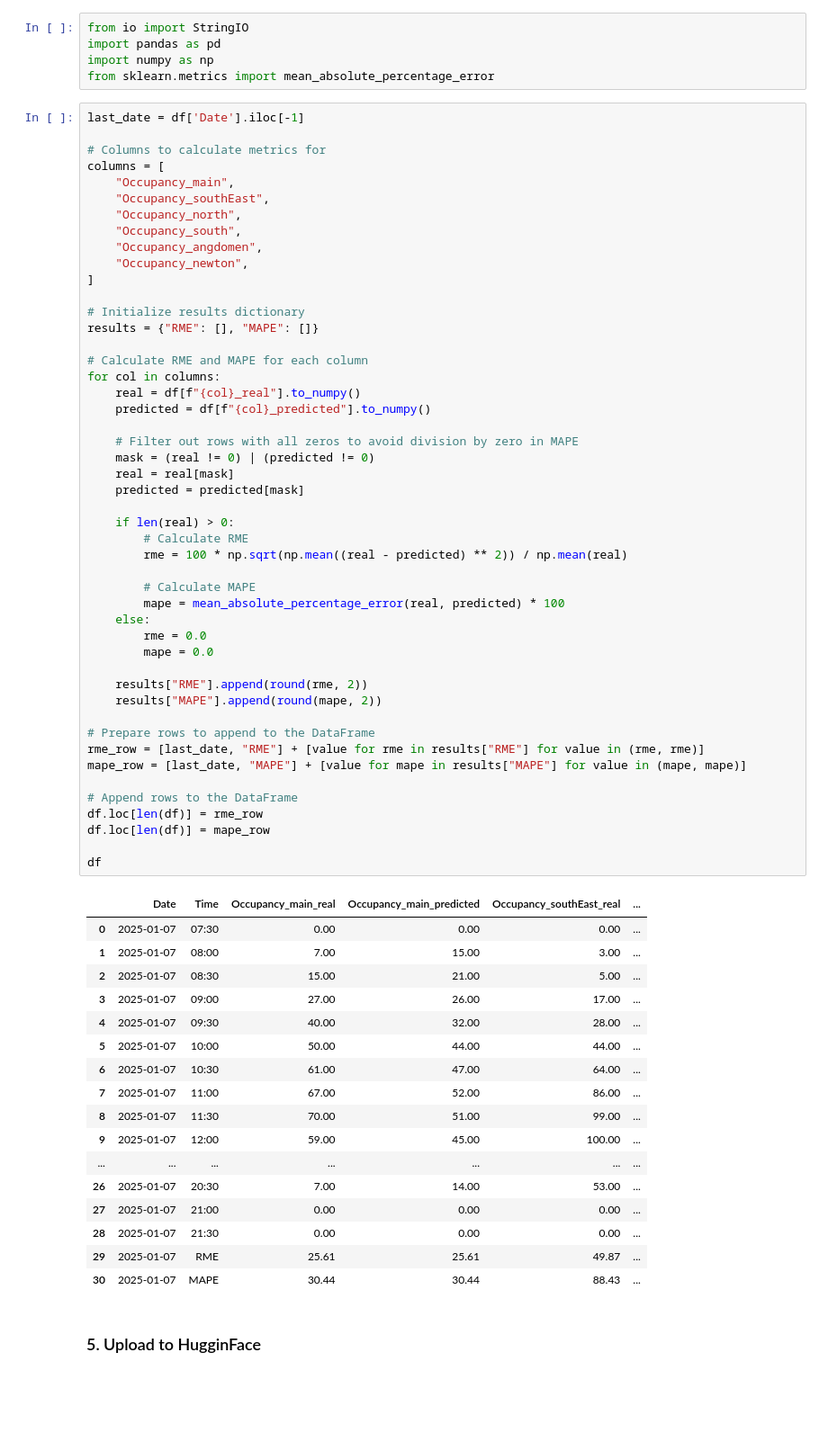
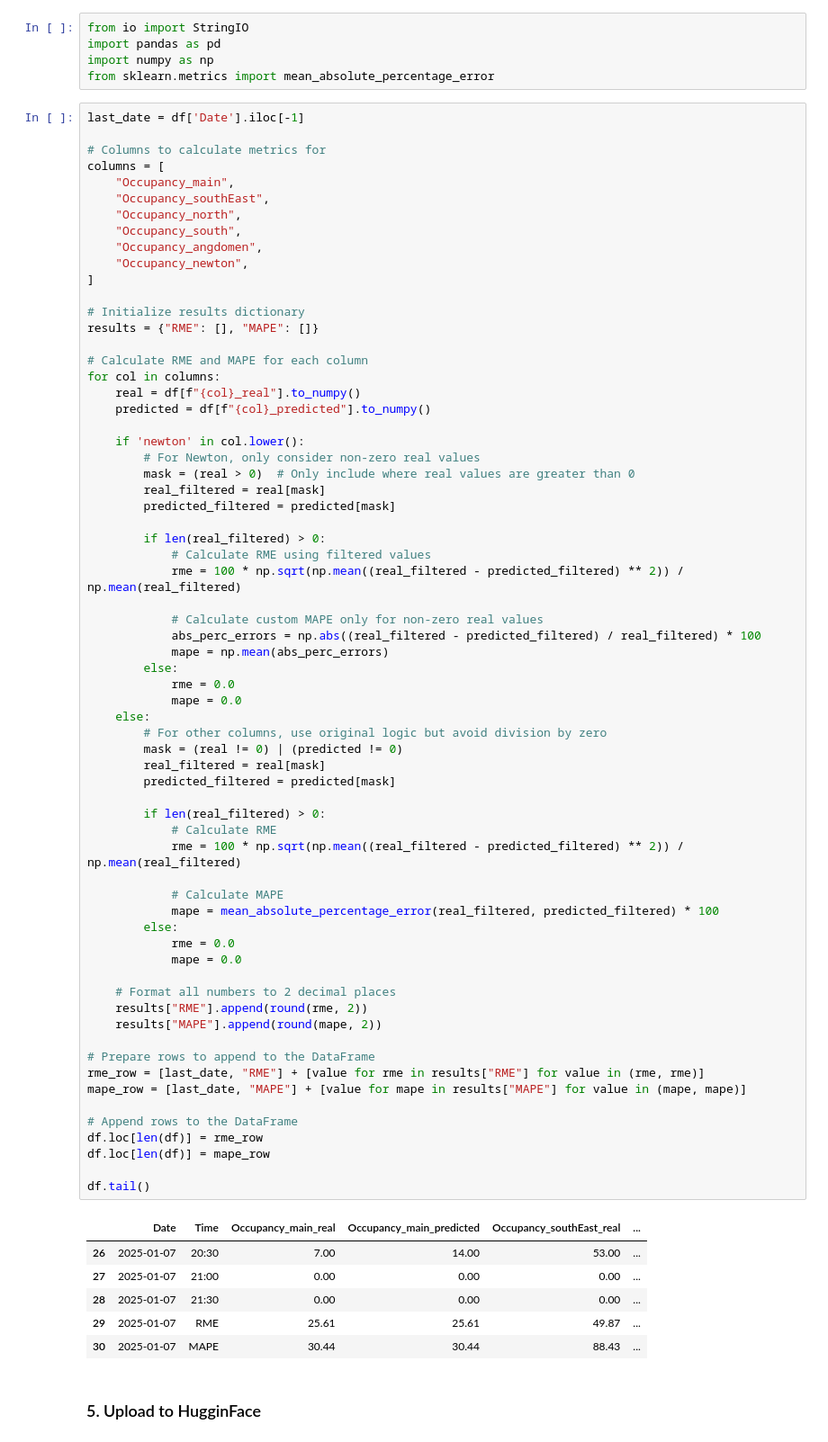
Before and after one commit to davidenascivera/KTH_seat_predictor, a Jupyter notebook: comparison_update/comparison_pred_reality.ipynb, the cells around one changed output. Shown at 90% size. Cells and saved outputs as stored; diff of their text form; blank space fills up the shorter version.

Commit message:
correcting the MAPE

```diff
--- a/comparison_update/comparison_pred_reality.ipynb
+++ b/comparison_update/comparison_pred_reality.ipynb
@@ -289,56 +301,63 @@ columns = [
     "Occupancy_south",
     "Occupancy_angdomen",
     "Occupancy_newton",
 ]
 
 # Initialize results dictionary
 results = {"RME": [], "MAPE": []}
 
 # Calculate RME and MAPE for each column
 for col in columns:
     real = df[f"{col}_real"].to_numpy()
     predicted = df[f"{col}_predicted"].to_numpy()
 
-    # Filter out rows with all zeros to avoid division by zero in MAPE
-    mask = (real != 0) | (predicted != 0)
-    real = real[mask]
-    predicted = predicted[mask]
+    if 'newton' in col.lower():
+        # For Newton, only consider non-zero real values
+        mask = (real > 0)  # Only include where real values are greater than 0
+        real_filtered = real[mask]
+        predicted_filtered = predicted[mask]
 
-    if len(real) > 0:
-        # Calculate RME
-        rme = 100 * np.sqrt(np.mean((real - predicted) ** 2)) / np.mean(real)
+        if len(real_filtered) > 0:
+            # Calculate RME using filtered values
+            rme = 100 * np.sqrt(np.mean((real_filtered - predicted_filtered) ** 2)) / np.mean(real_filtered)
 
-        # Calculate MAPE
-        mape = mean_absolute_percentage_error(real, predicted) * 100
+            # Calculate custom MAPE only for non-zero real values
+            abs_perc_errors = np.abs((real_filtered - predicted_filtered) / real_filtered) * 100
+            mape = np.mean(abs_perc_errors)
+        else:
+            rme = 0.0
+            mape = 0.0
     else:
-        rme = 0.0
-        mape = 0.0
+        # For other columns, use original logic but avoid division by zero
+        mask = (real != 0) | (predicted != 0)
+        real_filtered = real[mask]
+        predicted_filtered = predicted[mask]
 
+        if len(real_filtered) > 0:
+            # Calculate RME
+            rme = 100 * np.sqrt(np.mean((real_filtered - predicted_filtered) ** 2)) / np.mean(real_filtered)
+
+            # Calculate MAPE
+            mape = mean_absolute_percentage_error(real_filtered, predicted_filtered) * 100
+        else:
+            rme = 0.0
+            mape = 0.0
+
+    # Format all numbers to 2 decimal places
     results["RME"].append(round(rme, 2))
     results["MAPE"].append(round(mape, 2))
 
 # Prepare rows to append to the DataFrame
 rme_row = [last_date, "RME"] + [value for rme in results["RME"] for value in (rme, rme)]
 mape_row = [last_date, "MAPE"] + [value for mape in results["MAPE"] for value in (mape, mape)]
 
 # Append rows to the DataFrame
 df.loc[len(df)] = rme_row
 df.loc[len(df)] = mape_row
 
-df
+df.tail()
 # %% [output]
 |  | Date | Time | Occupancy_main_real | Occupancy_main_predicted | Occupancy_southEast_real | ... |
-| 0 | 2025-01-07 | 07:30 | 0.00 | 0.00 | 0.00 | ... |
-| 1 | 2025-01-07 | 08:00 | 7.00 | 15.00 | 3.00 | ... |
-| 2 | 2025-01-07 | 08:30 | 15.00 | 21.00 | 5.00 | ... |
-| 3 | 2025-01-07 | 09:00 | 27.00 | 26.00 | 17.00 | ... |
-| 4 | 2025-01-07 | 09:30 | 40.00 | 32.00 | 28.00 | ... |
-| 5 | 2025-01-07 | 10:00 | 50.00 | 44.00 | 44.00 | ... |
-| 6 | 2025-01-07 | 10:30 | 61.00 | 47.00 | 64.00 | ... |
-| 7 | 2025-01-07 | 11:00 | 67.00 | 52.00 | 86.00 | ... |
-| 8 | 2025-01-07 | 11:30 | 70.00 | 51.00 | 99.00 | ... |
-| 9 | 2025-01-07 | 12:00 | 59.00 | 45.00 | 100.00 | ... |
-| ... | ... | ... | ... | ... | ... | ... |
 | 26 | 2025-01-07 | 20:30 | 7.00 | 14.00 | 53.00 | ... |
 | 27 | 2025-01-07 | 21:00 | 0.00 | 0.00 | 0.00 | ... |
 | 28 | 2025-01-07 | 21:30 | 0.00 | 0.00 | 0.00 | ... |
```
Also changed, not shown: parts of 5 cells of this notebook.
